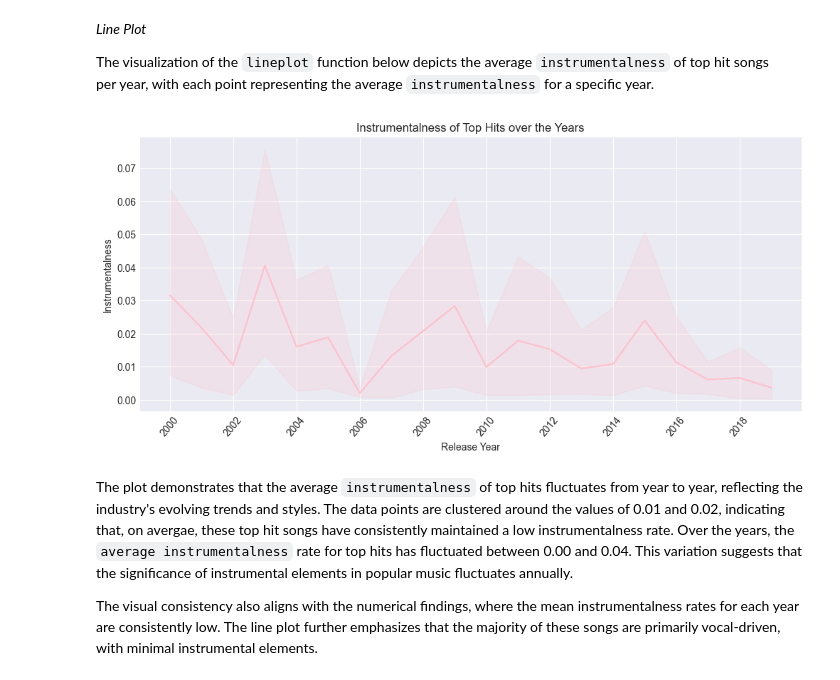
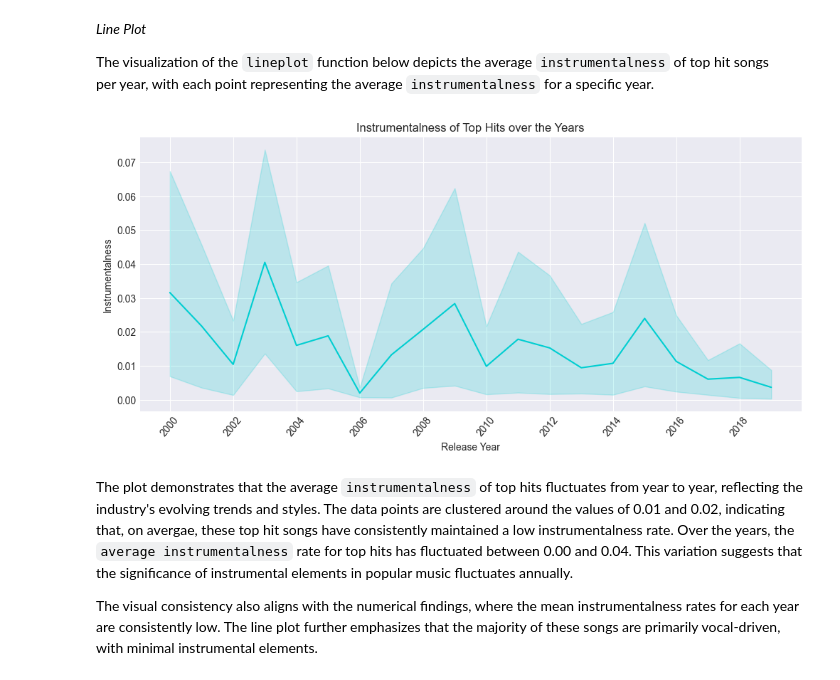
Before and after one commit to angelocguerra/csmodel-casestudy, a Jupyter notebook: MCO1.ipynb, the cells around one changed output. Saved outputs shown, nothing was run; the diff lists cells and outputs as text; code cells hidden in the pictures.

```diff
--- a/MCO1.ipynb
+++ b/MCO1.ipynb
@@ -672,17 +672,17 @@ The visualization of the `lineplot` function below depicts the average `instrum
 # %%
 # line plot of the instrumentalness rate of the top hits over the years
 plt.figure(figsize=(12, 5))
-ax = sb.lineplot(data = spotify_df, x = 'year', y = 'instrumentalness', color = 'pink')
+ax = sb.lineplot(data = spotify_df, x = 'year', y = 'instrumentalness', color = 'darkturquoise')
 
 # add labels
 plt.title('Instrumentalness of Top Hits over the Years')
 plt.xlabel('Release Year')
 plt.ylabel('Instrumentalness')
 plt.xticks(np.arange(2000, 2020, 2), rotation=50)
 
 plt.show()
 # %% [output]
-[figure, old version]
+[figure, new version]
 # %% [markdown]
 The plot demonstrates that the average `instrumentalness` of top hits fluctuates from year to year, reflecting the industry's evolving trends and styles. The data points are clustered around the values of 0.01 and 0.02, indicating that, on avergae, these top hit songs have consistently maintained a low instrumentalness rate. Over the years, the `average instrumentalness` rate for top hits has fluctuated between 0.00 and 0.04. This variation suggests that the significance of instrumental elements in popular music fluctuates annually.
 
```
Also changed, not shown: parts of 20 cells of this notebook.
